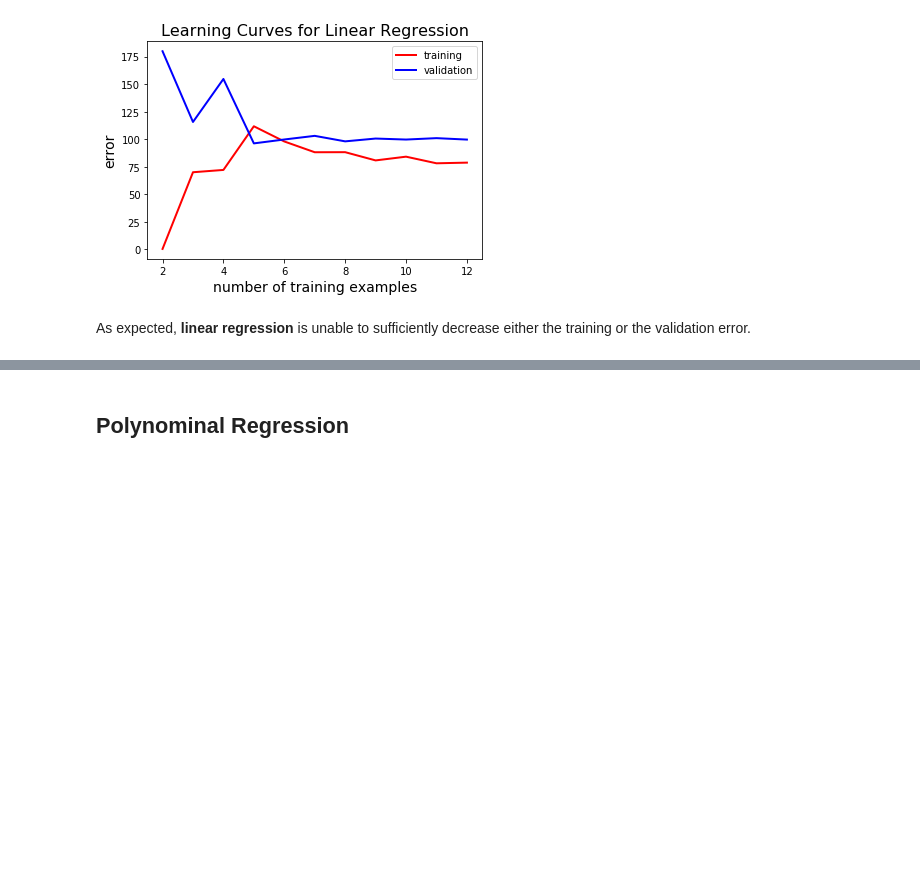
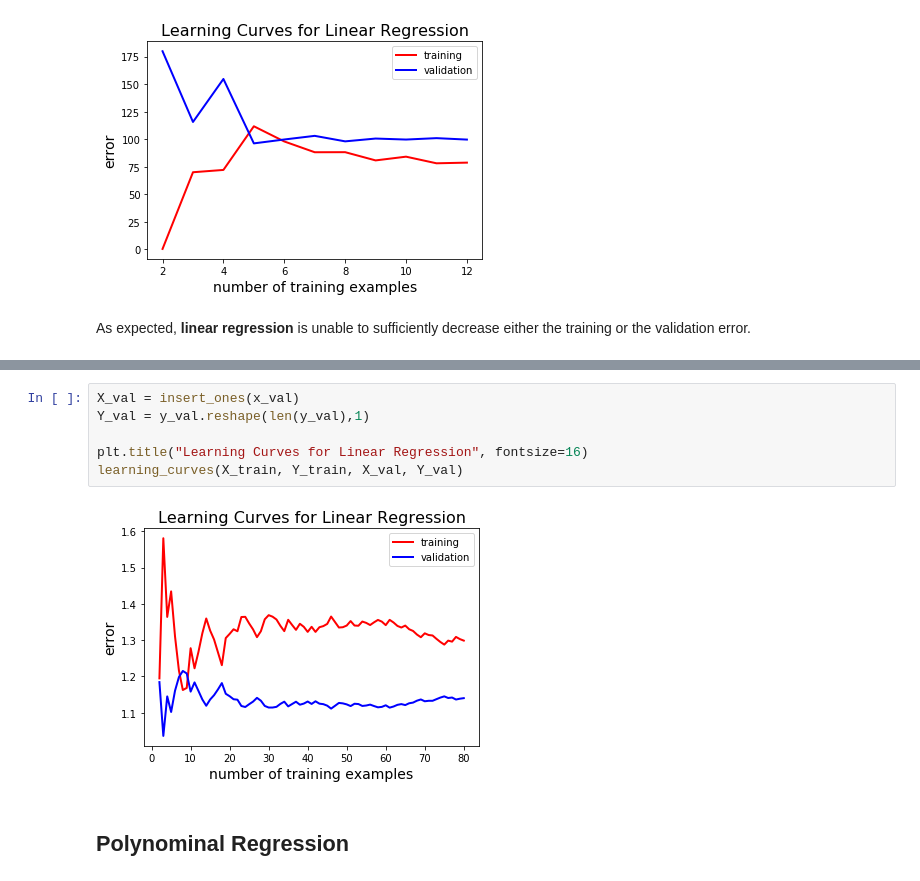
Before and after one commit to thomd/deep-learning-notes, a Jupyter notebook: learning-curves.ipynb, the cells around one changed output, grey strips where cells are left out. Saved outputs shown, nothing was run; the diff lists cells and outputs as text; blank space fills up the shorter version.

```diff
--- a/learning-curves.ipynb
+++ b/learning-curves.ipynb
@@ -119,2 +169,10 @@ As expected, **linear regression** is unable to sufficiently decrease either the
+# %%
+X_val = insert_ones(x_val)
+Y_val = y_val.reshape(len(y_val),1)
+
+plt.title("Learning Curves for Linear Regression", fontsize=16)
+learning_curves(X_train, Y_train, X_val, Y_val)
+# %% [output]
+[figure, added]
 # %% [markdown]
 ## Polynominal Regression
```
Also changed, not shown: parts of 8 cells of this notebook.
